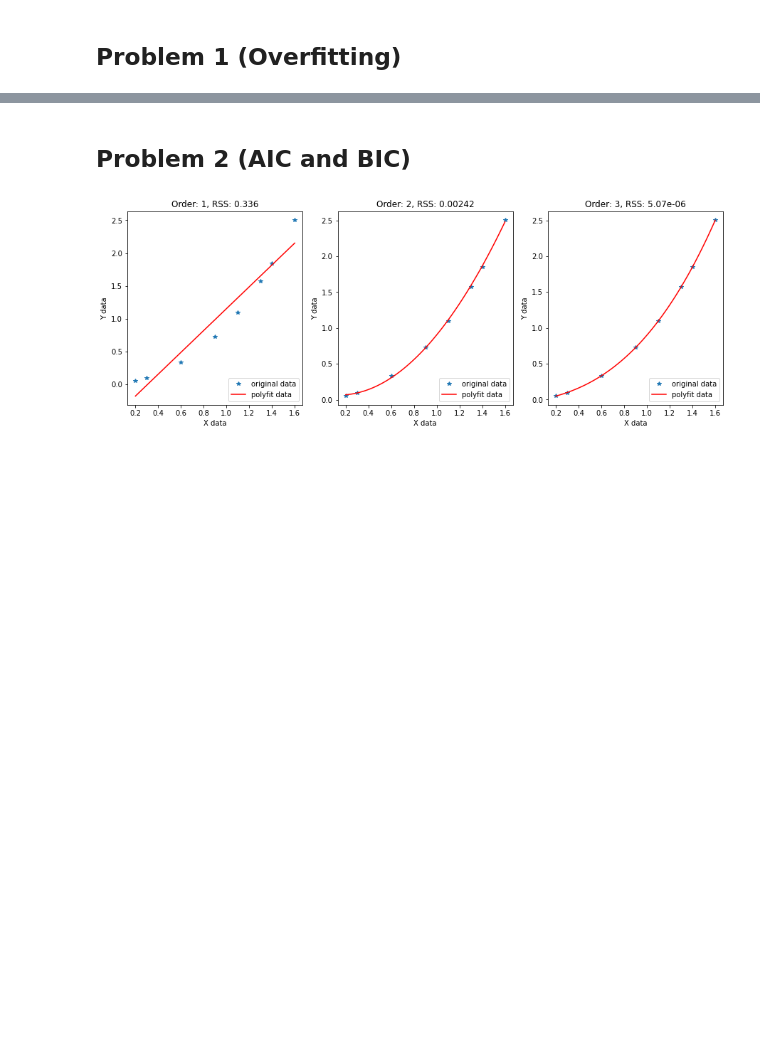
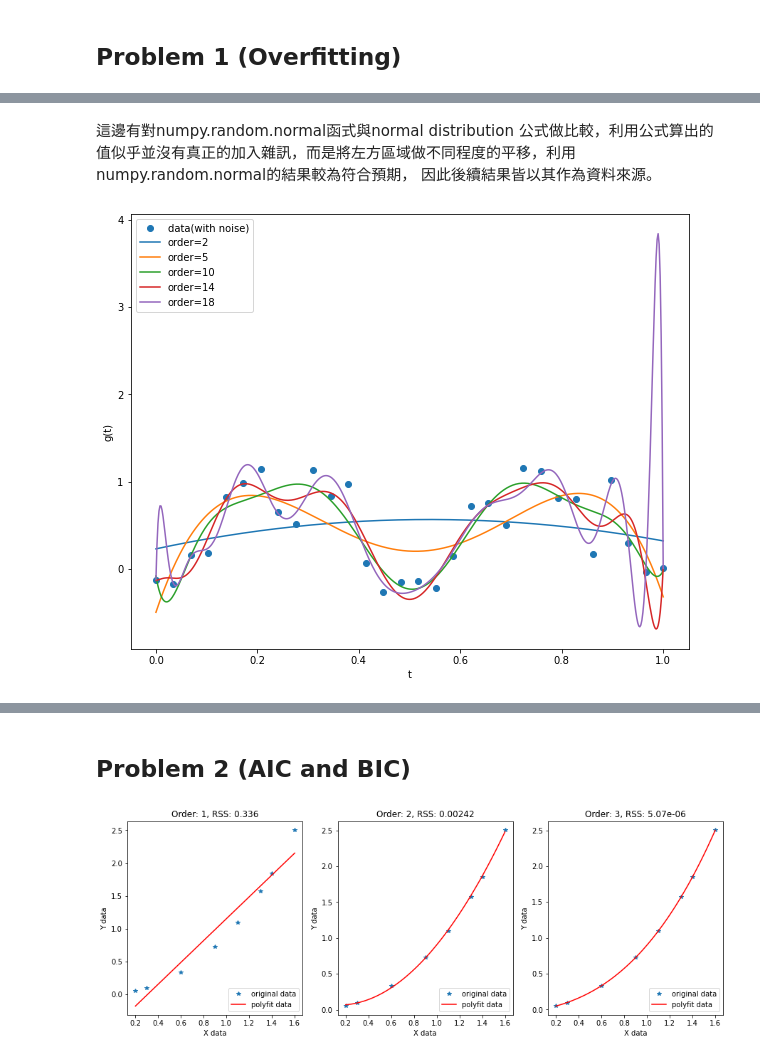
Before and after one commit to rayhuangg/111-1_MachineLearning, a Jupyter notebook: HW/HW03/hw3.ipynb, the cells around one changed output, grey strips where cells are left out. Cells and saved outputs as stored; diff of their text form; code cells hidden in the pictures; blank space fills up the shorter version.

```diff
--- a/HW/HW03/hw3.ipynb
+++ b/HW/HW03/hw3.ipynb
@@ -6,0 +25,33 @@ import matplotlib.pyplot as plt
+# %% [markdown]
+這邊有對numpy.random.normal函式與normal distribution 公式做比較，利用公式算出的值似乎並沒有真正的加入雜訊，而是將左方區域做不同程度的平移，利用numpy.random.normal的結果較為符合預期， 因此後續結果皆以其作為資料來源。
+# %%
+plt.figure(figsize=(10,8))
+plt.scatter(t, g, label="data(with noise)")
+# plt.scatter(t, np.sin(2*math.pi*t)**2, label="data(without noise)")
+
+equ2 = np.polyfit(t, g, deg=2)
+y2 = np.polyval(equ2, x_sequence)
+plt.plot(x_sequence, y2, c="tab:blue", label="order=2")
+
+equ5 = np.polyfit(t, g, deg=5)
+y5= np.polyval(equ5, x_sequence)
+plt.plot(x_sequence, y5, c="tab:orange", label="order=5")
+
+equ10 = np.polyfit(t, g, deg=10)
+y10= np.polyval(equ10, x_sequence)
+plt.plot(x_sequence, y10, c="tab:green", label="order=10")
+
+equ14 = np.polyfit(t, g, deg=14)
+y14= np.polyval(equ14, x_sequence)
+plt.plot(x_sequence, y14, c="tab:red", label="order=14")
+
+equ18 = np.polyfit(t, g, deg=18)
+y18= np.polyval(equ18, x_sequence)
+plt.plot(x_sequence, y18, c="tab:purple", label="order=18")
+
+plt.xlabel("t")
+plt.ylabel("g(t)")
+plt.legend(loc=2)
+plt.show()
+# %% [output]
+[figure, added]
```
Also changed, not shown: parts of 10 cells of this notebook.
